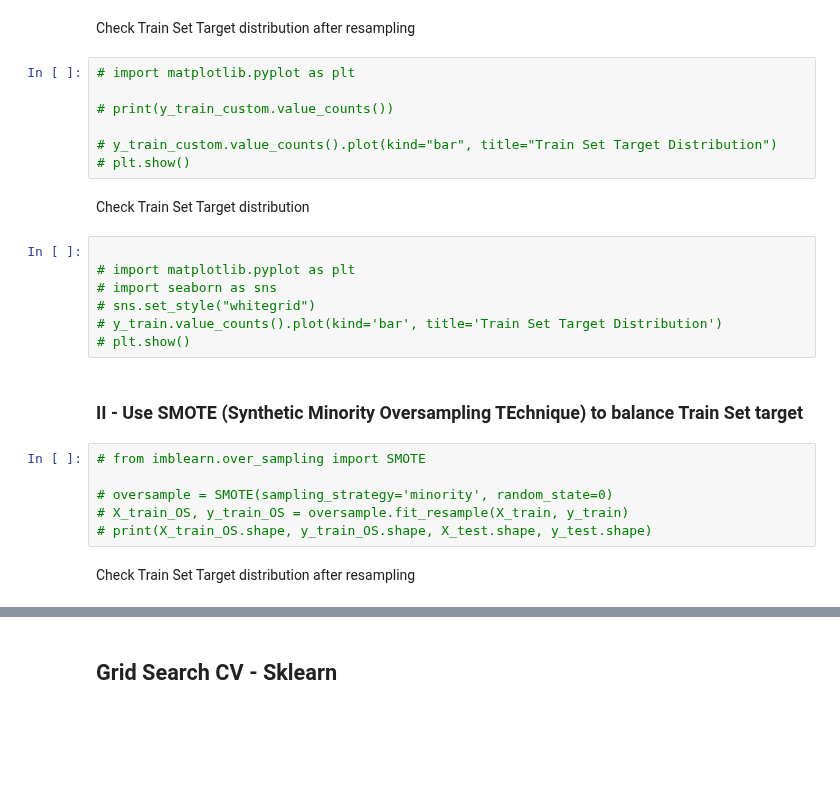
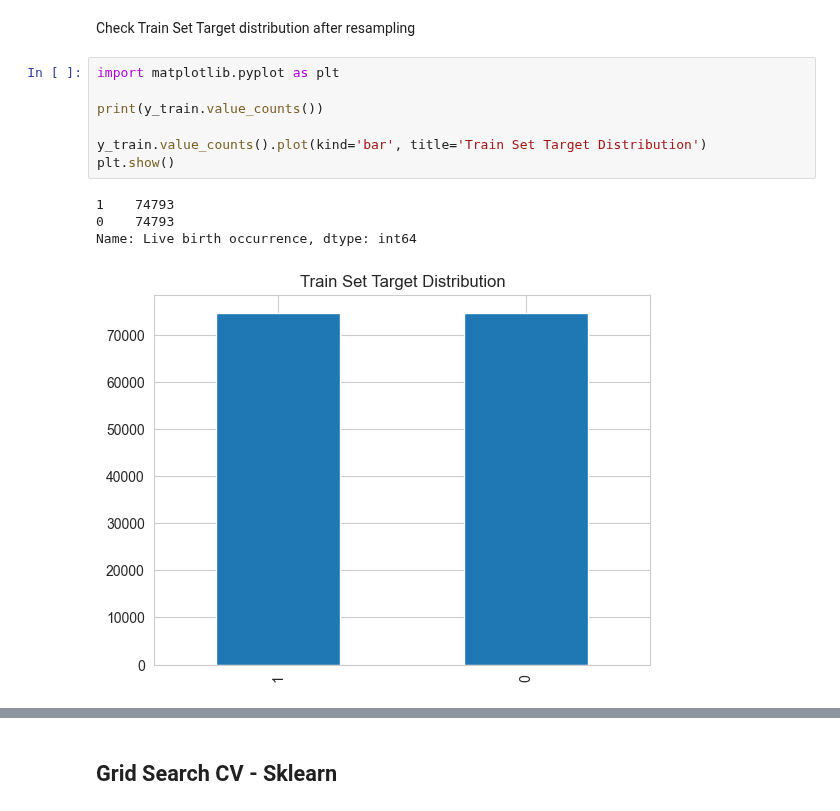
Before and after one commit to pswhdev/ivf-success-predictor, a Jupyter notebook: jupyter_notebooks/05 - Modeling and Evaluation Predict Success.ipynb, the cells around one changed output, grey strips where cells are left out. Saved outputs shown, nothing was run; the diff lists cells and outputs as text; blank space fills up the shorter version.

```diff
--- a/jupyter_notebooks/05 - Modeling and Evaluation Predict Success.ipynb
+++ b/jupyter_notebooks/05 - Modeling and Evaluation Predict Success.ipynb
@@ -836,28 +660,14 @@ The sub-dataset with the best performance metrics will then be selected and used
 # %% [markdown]
 Check Train Set Target distribution after resampling
 # %%
-# import matplotlib.pyplot as plt
+import matplotlib.pyplot as plt
 
-# print(y_train_custom.value_counts())
+print(y_train.value_counts())
 
-# y_train_custom.value_counts().plot(kind="bar", title="Train Set Target Distribution")
-# plt.show()
+y_train.value_counts().plot(kind='bar', title='Train Set Target Distribution')
+plt.show()
+# %% [output]
+1    74793
+0    74793
+Name: Live birth occurrence, dtype: int64
+[figure, added]
-# %% [markdown]
-Check Train Set Target distribution
-# %%
-
-# import matplotlib.pyplot as plt
-# import seaborn as sns
-# sns.set_style("whitegrid")
-# y_train.value_counts().plot(kind='bar', title='Train Set Target Distribution')
-# plt.show()
-# %% [markdown]
-### II - Use SMOTE (Synthetic Minority Oversampling TEchnique) to balance Train Set target
-# %%
-# from imblearn.over_sampling import SMOTE
-
-# oversample = SMOTE(sampling_strategy='minority', random_state=0)
-# X_train_OS, y_train_OS = oversample.fit_resample(X_train, y_train)
-# print(X_train_OS.shape, y_train_OS.shape, X_test.shape, y_test.shape)
-# %% [markdown]
-Check Train Set Target distribution after resampling
```
Also changed, not shown: parts of 110 cells of this notebook.
